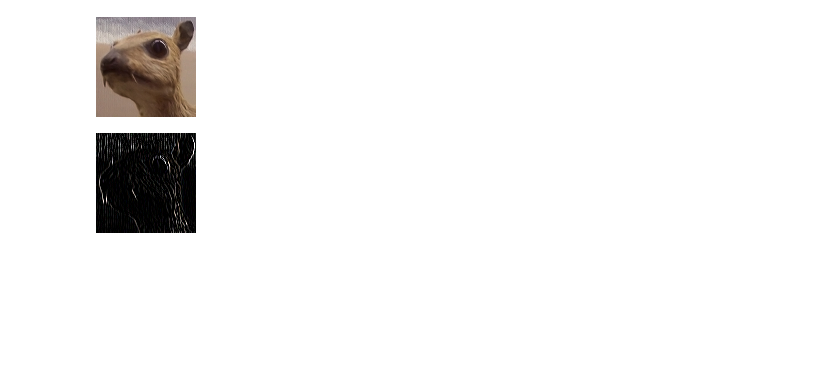
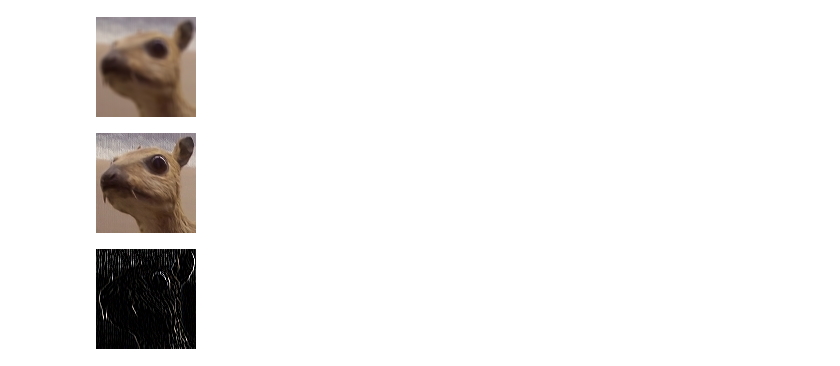
Before and after one commit to mleyvaz/vision-computadoras, a Jupyter notebook: Deteccion_de_líneas_y_bordes.ipynb, the cells around one changed output. Drawn from its saved outputs; the diff is of its cells as text; code cells hidden in the pictures; blank space fills up the shorter version.

```diff
--- a/Deteccion_de_líneas_y_bordes.ipynb
+++ b/Deteccion_de_líneas_y_bordes.ipynb
@@ -9,6 +9,15 @@ from google.colab.patches import cv2_imshow # for image display
 from skimage import io
 from PIL import Image
 import matplotlib.pylab as plt
+# %%
+url1="https://upload.wikimedia.org/wikipedia/commons/5/50/Vd-Orig.png"
+
+image1 = io.imread(url1)
+image = cv2.cvtColor(image1, cv2.COLOR_BGR2RGB)
+a=cv2.blur(image,(5,5))
+cv2_imshow(a)
+# %% [output]
+[figure, added]
 # %%
 #Verticales
 kernel = np.array([[-1,2, -1],
```
Also changed, not shown: parts of 1 cell of this notebook.
